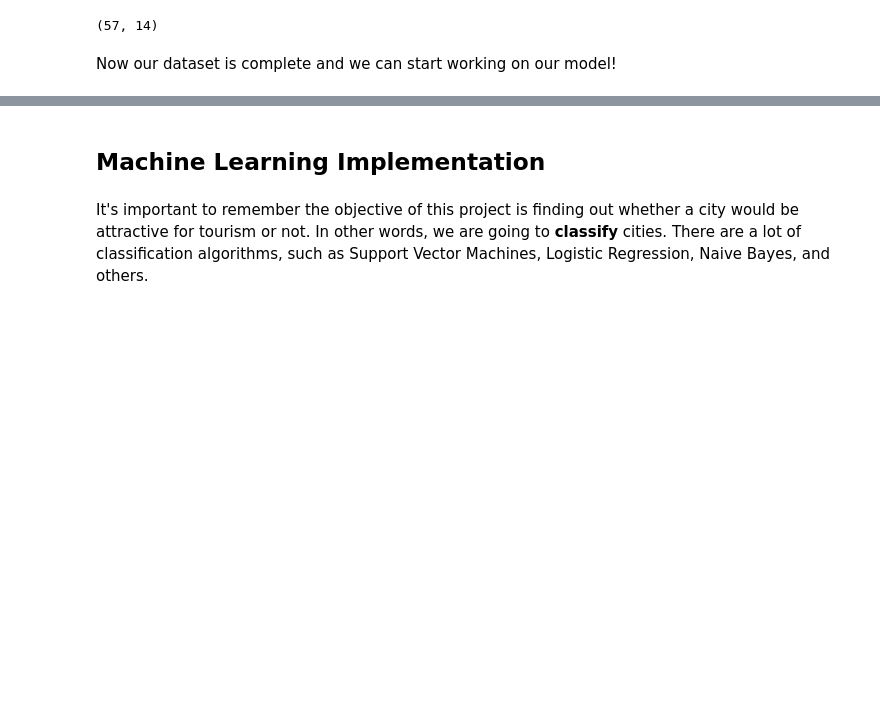
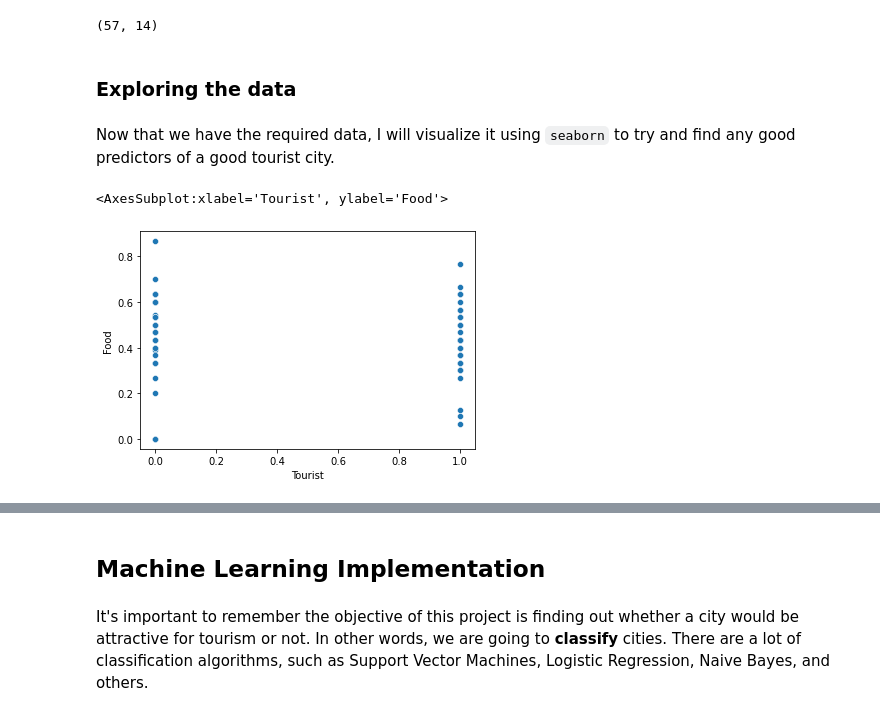
Before and after one commit to NeoLight1010/Coursera_Capstone, a Jupyter notebook: capstone/capstone_project.ipynb, the cells around one changed output, grey strips where cells are left out. Drawn from its saved outputs; the diff is of its cells as text; code cells hidden in the pictures; blank space fills up the shorter version.

```diff
--- a/capstone/capstone_project.ipynb
+++ b/capstone/capstone_project.ipynb
@@ -425,5 +408,7 @@ cities.head()
 cities.shape
 # %% [output]
 (57, 14)
-# %% [markdown]
-Now our dataset is complete and we can start working on our model!
+# %% [markdown]
+### Exploring the data
+# %% [markdown]
+Now that we have the required data, I will visualize it using `seaborn` to try and find any good predictors of a good tourist city.
@@ -429,0 +418,5 @@ Now our dataset is complete and we can start working on our model!
+# %%
+sns.scatterplot(x="Tourist", y="Food", data=cities)
+# %% [output]
+<AxesSubplot:xlabel='Tourist', ylabel='Food'>
+[figure, added]
```
Also changed, not shown: parts of 39 cells of this notebook, 2 other files.
